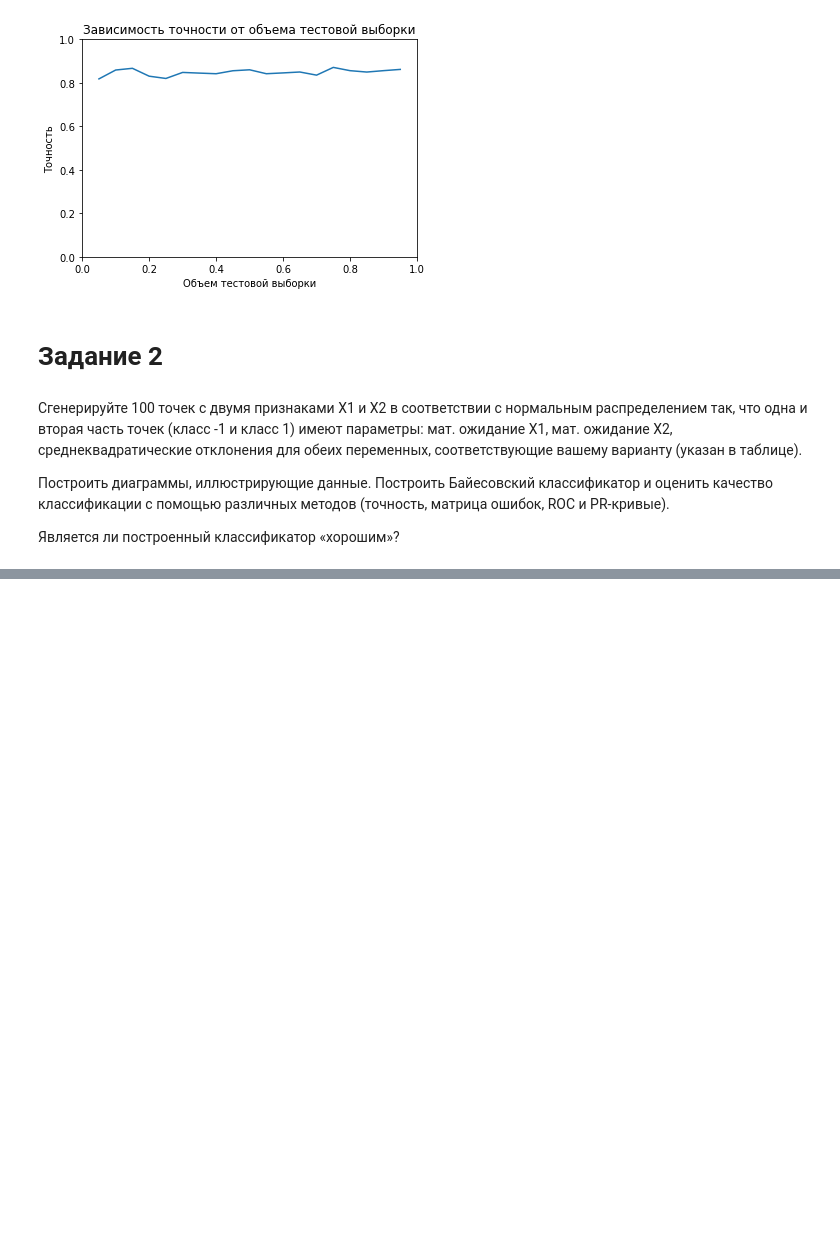
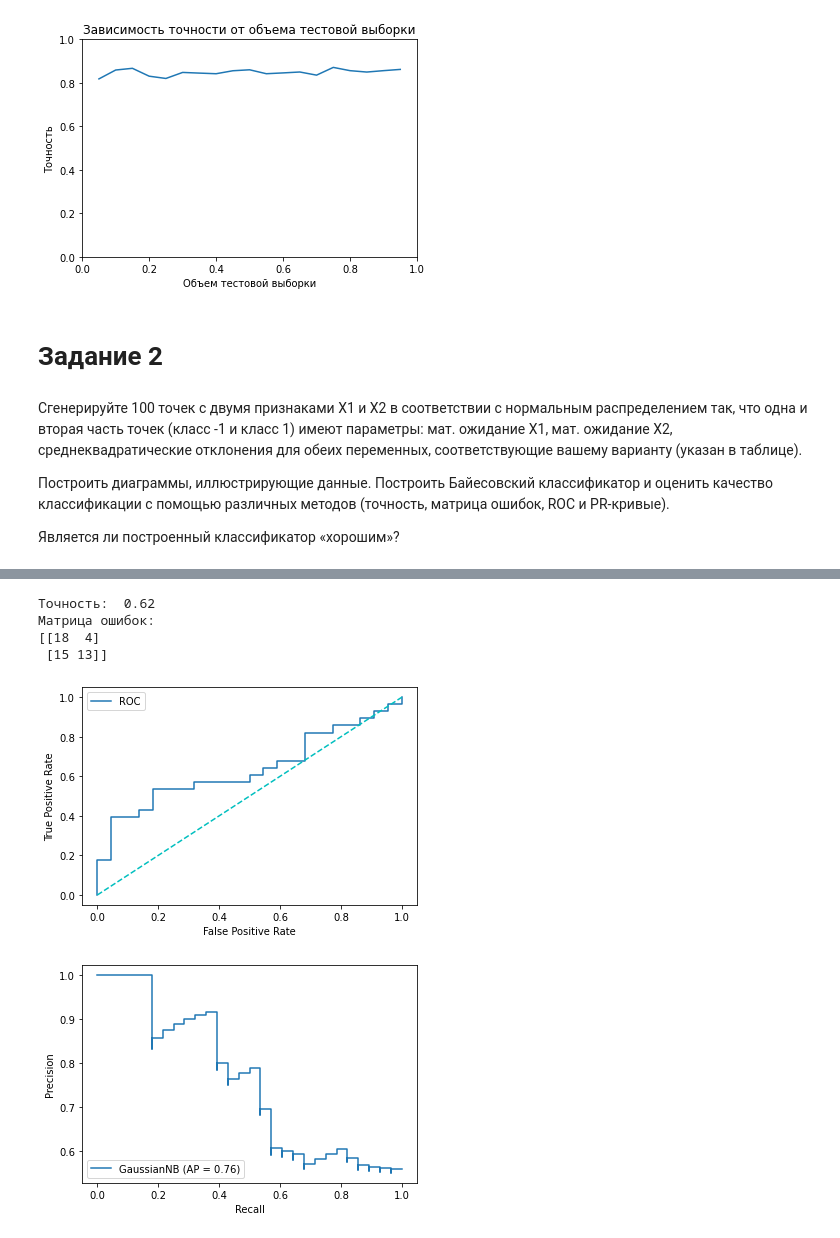
Before and after one commit to dumaevrinat/machine_learning_labs, a Jupyter notebook: Lab 1 Classification.ipynb, the cells around one changed output, grey strips where cells are left out. Cells and saved outputs as stored; diff of their text form; code cells hidden in the pictures; blank space fills up the shorter version.

```diff
--- a/Lab 1 Classification.ipynb
+++ b/Lab 1 Classification.ipynb
@@ -121,0 +196,34 @@ plt.show()
+# %%
+x_train, x_test, y_train, y_test = train_test_split(
+    data.drop(['class'], axis=1),
+    data['class'],
+    test_size=0.5)
+
+model = GaussianNB()
+model.fit(x_train, y_train)
+
+predicted = model.predict(x_test)
+
+print('Точность: ', accuracy_score(y_test, predicted))
+print('Матрица ошибок: ')
+print(confusion_matrix(y_test, predicted))
+
+probs = model.predict_proba(x_test)
+probs = probs[:, 1]
+fpr, tpr, thresholds = roc_curve(y_test, probs)
+
+plt.plot(fpr, tpr, label='ROC')
+plt.plot([0, 1], [0, 1], color='c', linestyle='--')
+plt.xlabel('False Positive Rate')
+plt.ylabel('True Positive Rate')
+plt.legend()
+plt.show()
+
+display = plot_precision_recall_curve(model, x_test, y_test)
+# %% [output]
+Точность:  0.62
+Матрица ошибок:
+[[18  4]
+ [15 13]]
+[figure, added]
+[figure, added]
```
Also changed, not shown: parts of 10 cells of this notebook.
